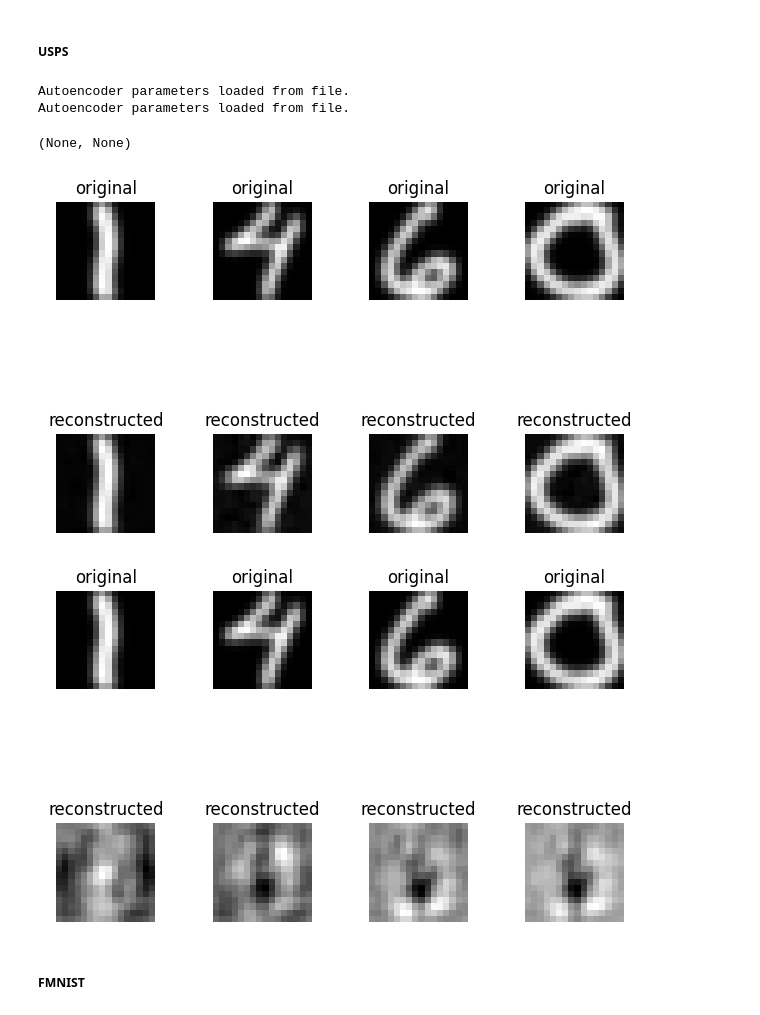
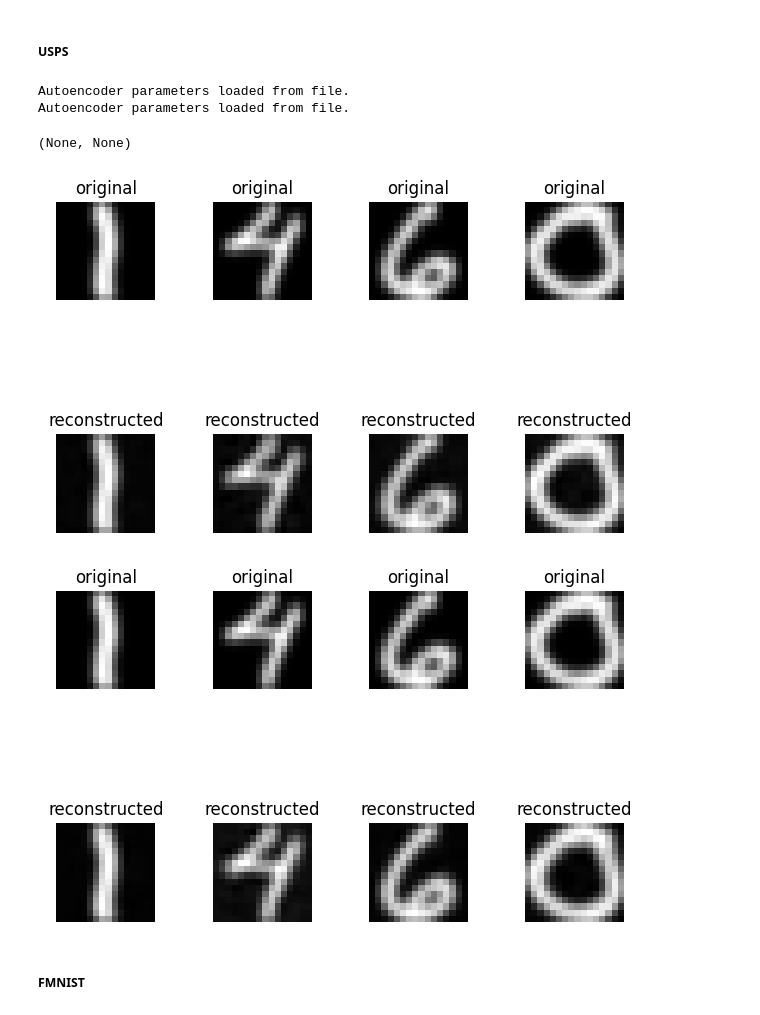
Before and after one commit to julianSchilcher/LMU_Master_Practical_SoSe24, a Jupyter notebook: practical/DeepClustering/DeepECT/deepect.ipynb, the cells around one changed output. Cells and saved outputs as stored; diff of their text form; code cells hidden in the pictures.

```diff
--- a/practical/DeepClustering/DeepECT/deepect.ipynb
+++ b/practical/DeepClustering/DeepECT/deepect.ipynb
@@ -110,30 +101,30 @@ KeyboardInterrupt:
 ##### USPS
 # %%
 dataset = load_usps()
-dataset["data"] = dataset["data"]
+dataset["data"] = dataset["data"] / 255.0
 data = dataset["data"]
 labels = dataset["target"]
 visualize_peformance_AE(
     "practical/DeepClustering/DeepECT/pretrained_autoencoders/USPS_autoencoder_10_pretrained_21.pth",
     AutoencoderType.CLUSTPY_STANDARD,
     dataset,
     (16, 16),
     4,
     seed=21,
 ), visualize_peformance_AE(
     "practical/DeepClustering/DeepECT/pretrained_autoencoders/USPS_stacked_ae_10_pretrained_21.pth",
     AutoencoderType.DEEPECT_STACKED_AE,
     dataset,
     (16, 16),
     4,
     seed=21,
 )
 # %% [output]
 Autoencoder parameters loaded from file.
 Autoencoder parameters loaded from file.
 (None, None)
 [figure]
-[figure, old version]
+[figure, new version]
 # %% [markdown]
 ##### FMNIST
 # %%
```
Also changed, not shown: parts of 18 cells of this notebook, 17 other files.
